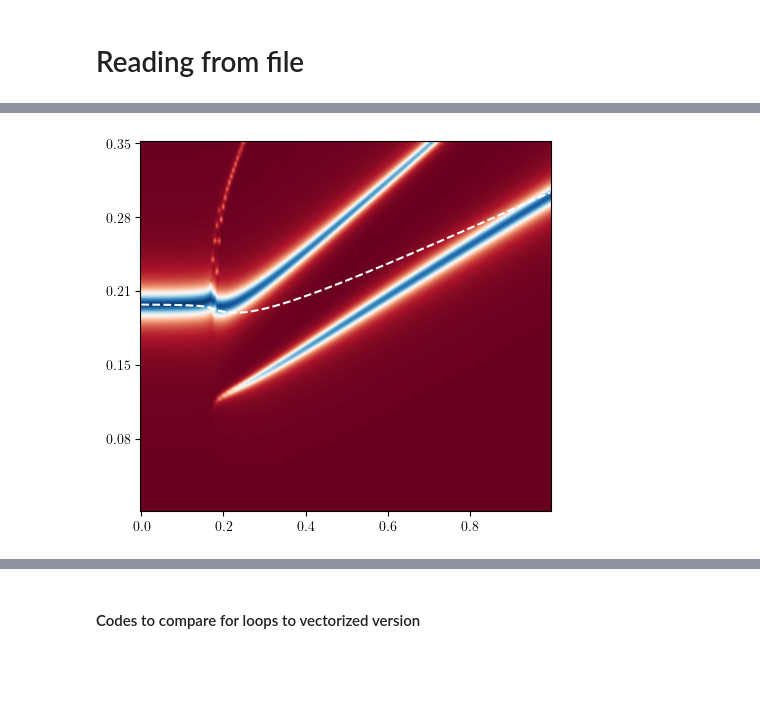
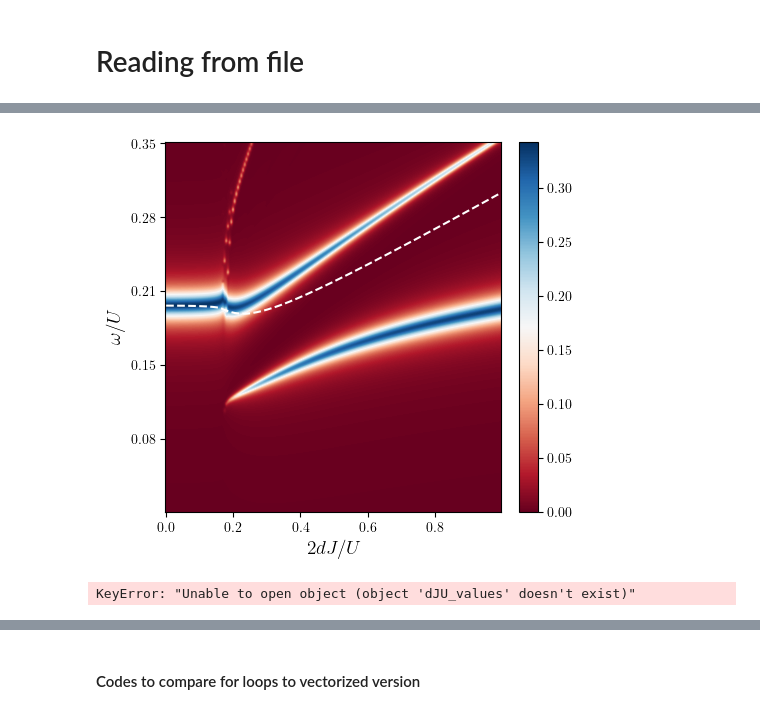
Before and after one commit to ragheedalhyder/BoseHubbard, a Jupyter notebook: src/Testing_codes.ipynb, the cells around one changed output, grey strips where cells are left out. Cells and saved outputs as stored; diff of their text form; code cells hidden in the pictures; blank space fills up the shorter version.

```diff
--- a/src/Testing_codes.ipynb
+++ b/src/Testing_codes.ipynb
@@ -393,7 +393,7 @@ dJU, Mu, M, N = 0.30, 0.41, 100, 7
 filename = f'../data/Different_UIBs_dJU_{dJU}_Mu_{muU:.2f}_M_{grid.M}_N_{N}.hdf5'
 with h5py.File(filename, 'r') as f:
     UIBs = f['UIBs'][:]
-    en_values = f['en_values'][:]
+    en_vector = f['en_vector'][:]
     omega0s = f['omega0s'][:]
     omega1s = f['omega1s'][:]
     omega2s = f['omega2s'][:]
@@ -600,7 +588,7 @@ fig, ax = plt.subplots()
 
 # Create the plot
 # Set the aspect ratio to the ratio of the number of x points to the number of y points
-aspect_ratio = 1.5
+aspect_ratio = 1.1
 im = ax.imshow(SpectralFuncs_rot, cmap='RdBu', interpolation = 'bicubic', aspect = aspect_ratio)
 
 # Select a subset of dJUs and en_vector for the ticks
@@ -613,34 +601,44 @@ yticks = np.linspace(0, SpectralFuncs_rot.shape[0], num_yticks, endpoint=True, d
 xticklabels = np.round(np.linspace(min(dJUs), max(dJUs), num_xticks), 2)
 yticklabels = np.round(np.linspace(max(en_vector), min(en_vector), num_yticks), 2)
 
 # Format the labels in LaTeX
 xticklabels = [r'$\mathrm{{{}}}$'.format(label) for label in xticklabels]
 yticklabels = [r'$\mathrm{{{}}}$'.format(label) for label in yticklabels]
 
 ax.set_xticks(xticks)
 ax.set_yticks(yticks)
 ax.set_xticklabels(xticklabels)
 ax.set_yticklabels(yticklabels)
 
 # # Create an axes divider and add the colorbar to it
 # divider = make_axes_locatable(ax)
 # cax = divider.append_axes("right", size="5%", pad=0.05)
 # plt.colorbar(im, cax=cax)
 # Create a secondary y-axis
 
 X, Y = np.meshgrid(dJUs, omega0s + omega1s + omega2s)
 # ax2 = ax.twinx()
 # Transform the y-coordinates of the plot to match the image coordinates
 plot_x = np.interp(dJUs, (dJUs.min(), dJUs.max()), (0, SpectralFuncs_rot.shape[1]-1))
 plot_y = SpectralFuncs_rot.shape[0] - 1 - np.interp(omega0s + omega1s + omega2s, (en_vector.min(), en_vector.max()), (0, SpectralFuncs_rot.shape[0]-1))
 
 # Overlay the plot on top of the imshow figure
 ax.plot(plot_x, plot_y, linestyle='--', label='Perturbative', color='white', linewidth=1.5)
 
+plt.xlabel(r'$2dJ/U$', fontsize=14)
+plt.ylabel(r'$\omega/U$', fontsize=14)
 
+# # Create an axes divider and add the colorbar to it
+divider = make_axes_locatable(ax)
+cax = divider.append_axes("right", size="5%", pad=0.01)
+plt.colorbar(im, cax=cax)
 plt.show()
+
+filename = f'../figs/spectral_funcs_fixed_chemical_potential_n0_{n0}_M_{M}_N_{N}.pdf'
+fig.savefig(filename, dpi=300, bbox_inches='tight')
+plt.show()
 # %% [output]
-[figure, old version]
+[figure, new version]
 # %%
 from class_io import IO
 import numpy as np
@@ -698,6 +696,42 @@ plt.plot(en_vector, T22_SE_read[dJU_ind, :], label='T22_F')
 plt.legend()
 plt.show()
 plt.plot(en_vector, SpectralFuncs[dJU_ind, :], label='T11')
+# %%
+from class_io import IO
+import h5py
+
+def read_from_hdf5_all_fixed_density(UIB, n0, M, N, dJUs):
+    filename = f'../data/spectral_funcs_UIB_{UIB:.2f}_n0_{n0}_M_{M}_N_{N}_zero_cols.hdf5'
+    with h5py.File(filename, 'r') as f:
+
+        for dJU in dJUs:
+            SE_SI.append(group['SE_SI'][:])
+
+        return SE_SI
+
+UIB, n0, M, N = 0.2, 1.0, 100, 6  # replace with your actual values
+
+dJUs, muUs, en_vector, omega0s, omega1s, omega2s, T11, T12, T21, T22, T22_SE, SE_SI = read_from_hdf5_all_fixed_density(UIB, n0, M, N)
+
+from matplotlib import pyplot as plt
+import numpy as np
+
+SpectralFuncs = np.zeros((len(dJUs), len(en_vector)))
+dOmega = en_vector[1] - en_vector[0]
+eta = 0.01
+for dJU_ind in range(0, len(dJUs)):
+    dJU = dJUs[dJU_ind]
+    SpectralFuncs[dJU_ind, :] = dOmega * (-2) * np.imag(1./(en_vector -SE_SI[dJU_ind] + 1j * eta))
+# SpectralFuncs[34, :] = SpectralFuncs[33, :]
+# SpectralFuncs[35, :] = SpectralFuncs[36, :]
+fig = plt.figure();
+X, Y = np.meshgrid(dJUs, en_vector)
+pc = plt.pcolormesh(X, Y, SpectralFuncs.T , shading='auto', cmap='PuBuGn');
+cbar = fig.colorbar(pc);
+plt.plot(dJUs, omega0s + omega1s + omega2s, linestyle='--', label='Perturbative', color='red', linewidth=1.5)
+plt.show()
+# %% [output]
+KeyError: "Unable to open object (object 'dJU_values' doesn't exist)"
 # %%
 from class_io import IO
 
```
Also changed, not shown: parts of 6 cells of this notebook, 4 other files.
